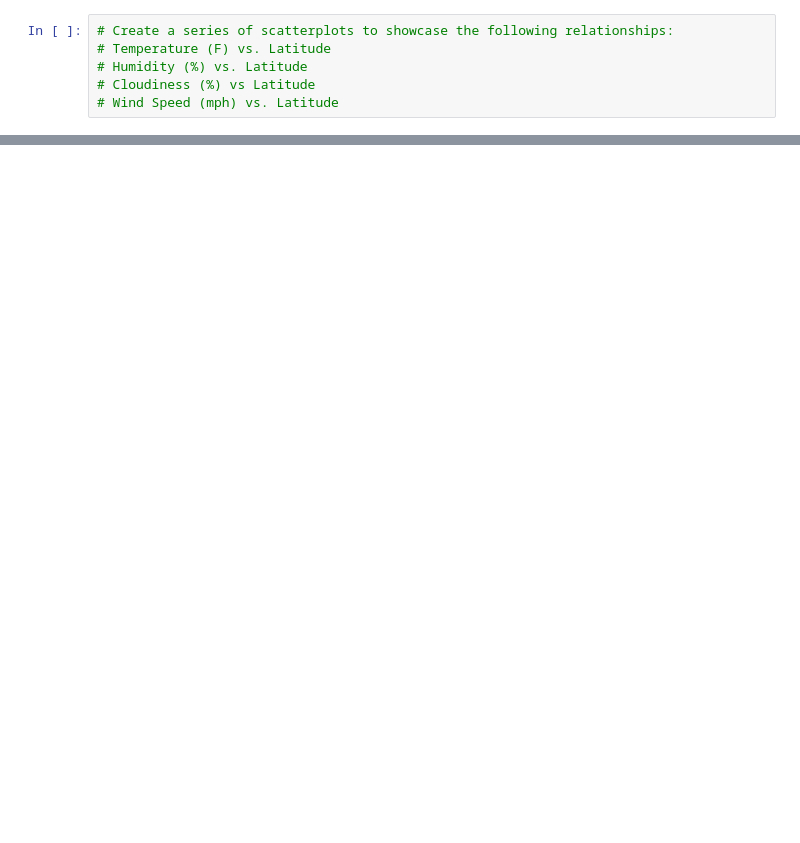
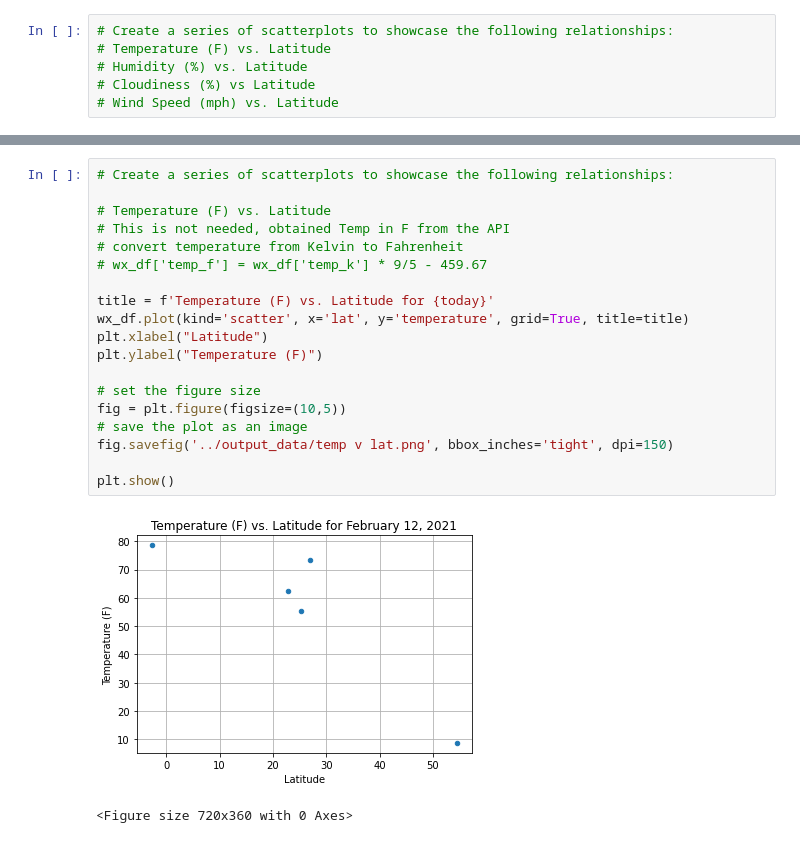
Before and after one commit to sharonpete/python-api-challenge, a Jupyter notebook: WeatherPy/WeatherPy.ipynb, the cells around one changed output, grey strips where cells are left out. Cells and saved outputs as stored; diff of their text form; blank space fills up the shorter version.

```diff
--- a/WeatherPy/WeatherPy.ipynb
+++ b/WeatherPy/WeatherPy.ipynb
@@ -148,0 +178,22 @@ wx_df
+# %%
+# Create a series of scatterplots to showcase the following relationships:
+
+# Temperature (F) vs. Latitude
+# This is not needed, obtained Temp in F from the API
+# convert temperature from Kelvin to Fahrenheit
+# wx_df['temp_f'] = wx_df['temp_k'] * 9/5 - 459.67
+
+title = f'Temperature (F) vs. Latitude for {today}'
+wx_df.plot(kind='scatter', x='lat', y='temperature', grid=True, title=title)
+plt.xlabel("Latitude")
+plt.ylabel("Temperature (F)")
+
+# set the figure size
+fig = plt.figure(figsize=(10,5))
+# save the plot as an image
+fig.savefig('../output_data/temp v lat.png', bbox_inches='tight', dpi=150)
+
+plt.show()
+# %% [output]
+[figure, added]
+<Figure size 720x360 with 0 Axes>
```
Also changed, not shown: parts of 14 cells of this notebook, 1 other file.
